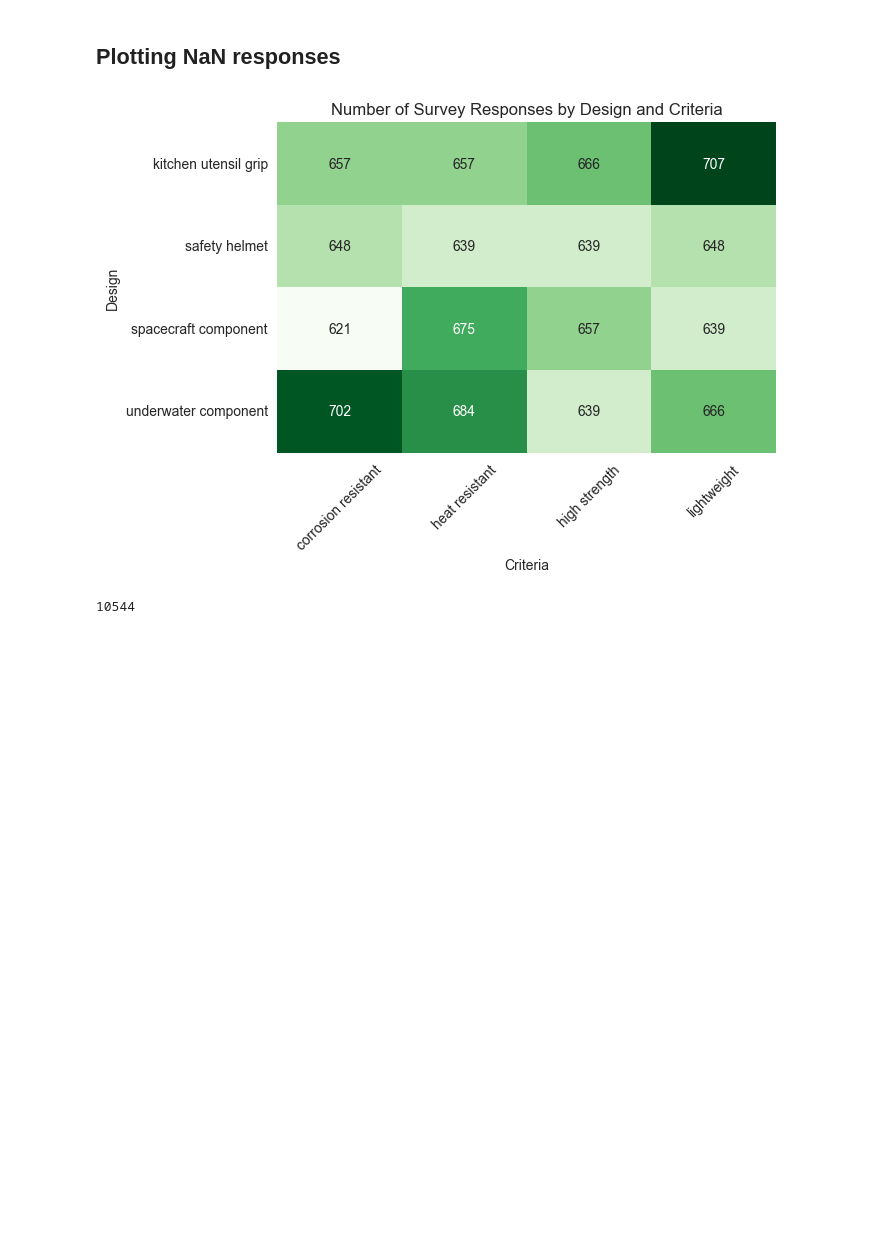
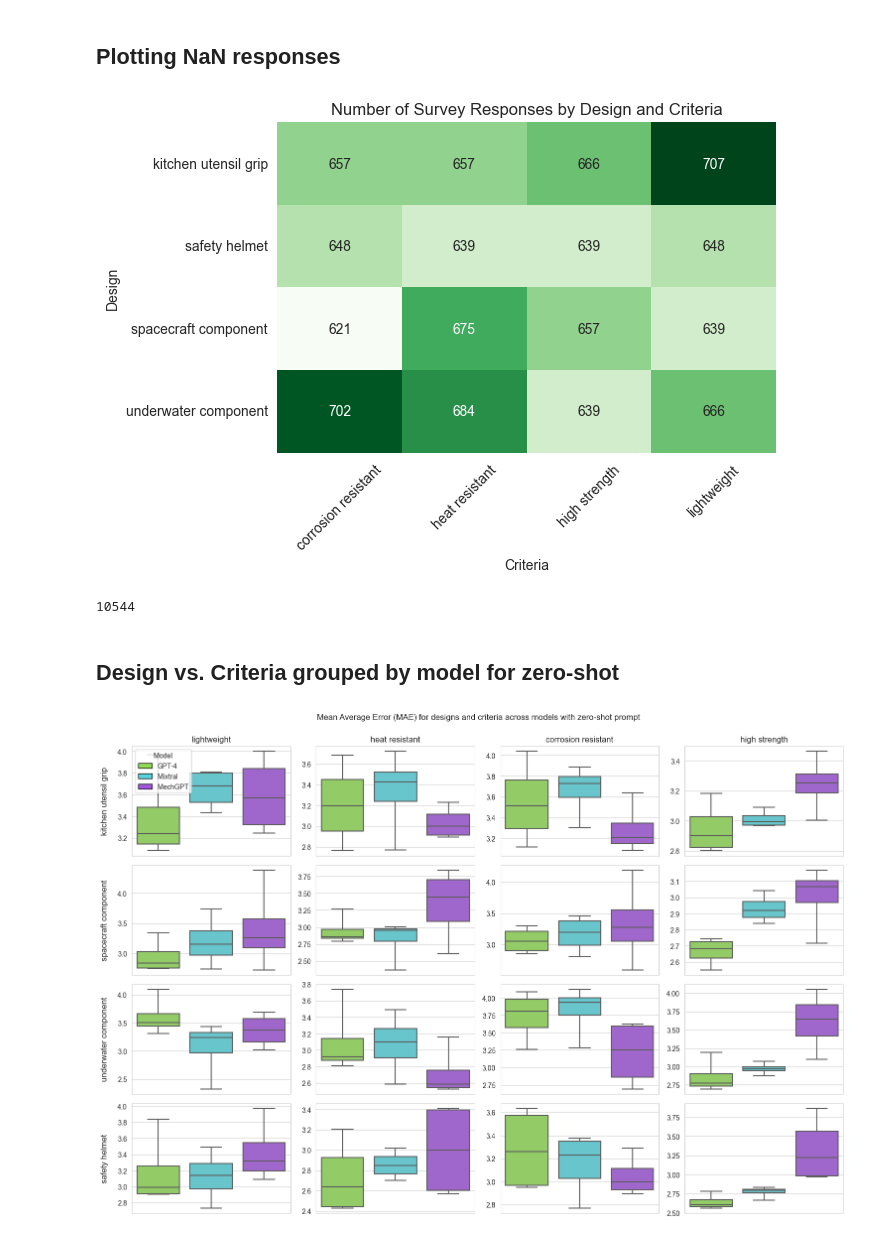
Before and after one commit to grndnl/llm_material_selection_jcise, a Jupyter notebook: evaluation/aggregate_results.ipynb, the cells around one changed output. Saved outputs shown, nothing was run; the diff lists cells and outputs as text; code cells hidden in the pictures; blank space fills up the shorter version.

```diff
--- a/evaluation/aggregate_results.ipynb
+++ b/evaluation/aggregate_results.ipynb
@@ -147,3 +196,62 @@ plt.show()
 pivot_table_cleaned.sum().sum()
 # %% [output]
 10544
+# %% [markdown]
+## Design vs. Criteria grouped by model for zero-shot
+# %%
+data_path = 'mean_distances_per_design_criteria.csv'
+data = pd.read_csv(data_path)
+# %%
+from matplotlib.patches import Patch
+
+fig, axs = plt.subplots(4, 4, figsize=(15, 10), constrained_layout=True)
+axs = axs.flatten()  # Flatten for easy indexing
+
+palette = sns.color_palette("hls", 4)[1:]  # Skipping the first color
+
+
+unique_design_criteria = data[['design', 'criteria']].drop_duplicates()
+
+# Iterate over each unique combination of design and criteria to plot them
+for i, (design, criteria) in enumerate(unique_design_criteria.itertuples(index=False)):
+    # Filter data for the current design and criteria
+    df_filtered = data[(data['design'] == design) & (data['criteria'] == criteria)]
+
+    # Plot boxplot of scores grouped by 'source' (Survey or GPT-4)
+    sns.boxplot(ax=axs[i], x='model', y='mean_distances', data=df_filtered,
+            palette=palette,
+            showfliers=False,
+            whis=(0, 100))
+    if i < 4:
+        axs[i].set_title(f'{criteria}')
+    axs[i].set_xlabel('')
+    axs[i].set_ylabel('')
+    axs[i].set_xticklabels([])
+
+# add a legend
+custom_handles = [Patch(facecolor=palette[0], edgecolor='black', label='GPT-4'),
+                  Patch(facecolor=palette[1], edgecolor='black', label='Mixtral'),
+                  Patch(facecolor=palette[2], edgecolor='black', label='MechGPT')]
+
+axs[0].legend(handles=custom_handles, labels=['GPT-4', 'Mixtral', 'MechGPT'], title='Model', loc='upper left')
+
+plt.tight_layout()
+
+# remove ylabels for all but the first column
+# for ax in [axs[1],axs[2],axs[3],axs[5],axs[6],axs[7],axs[9],axs[10],axs[11],axs[13],axs[14],axs[15]]:
+#     ax.set_ylabel('')
+
+# add a title
+plt.suptitle("Mean Average Error (MAE) for designs and criteria across models with zero-shot prompt", y=1.03) #fontsize=16,
+
+# Set the super titles for rows and columns
+unique_designs = data['design'].unique()
+for ax, design in zip([axs[0], axs[4], axs[8], axs[12]], unique_designs):
+    ax.annotate(design, xy=(0, 0.5), xytext=(-ax.yaxis.labelpad - 5, 0),
+                xycoords=ax.yaxis.label, textcoords='offset points',
+                size='large', ha='right', va='center', rotation=90)
+
+# save
+plt.savefig('figures/mean_distances_per_design_criteria_grouped_by_model.pdf')
+# %% [output]
+[figure, added]
```
Also changed, not shown: parts of 5 cells of this notebook, 12 other files.
